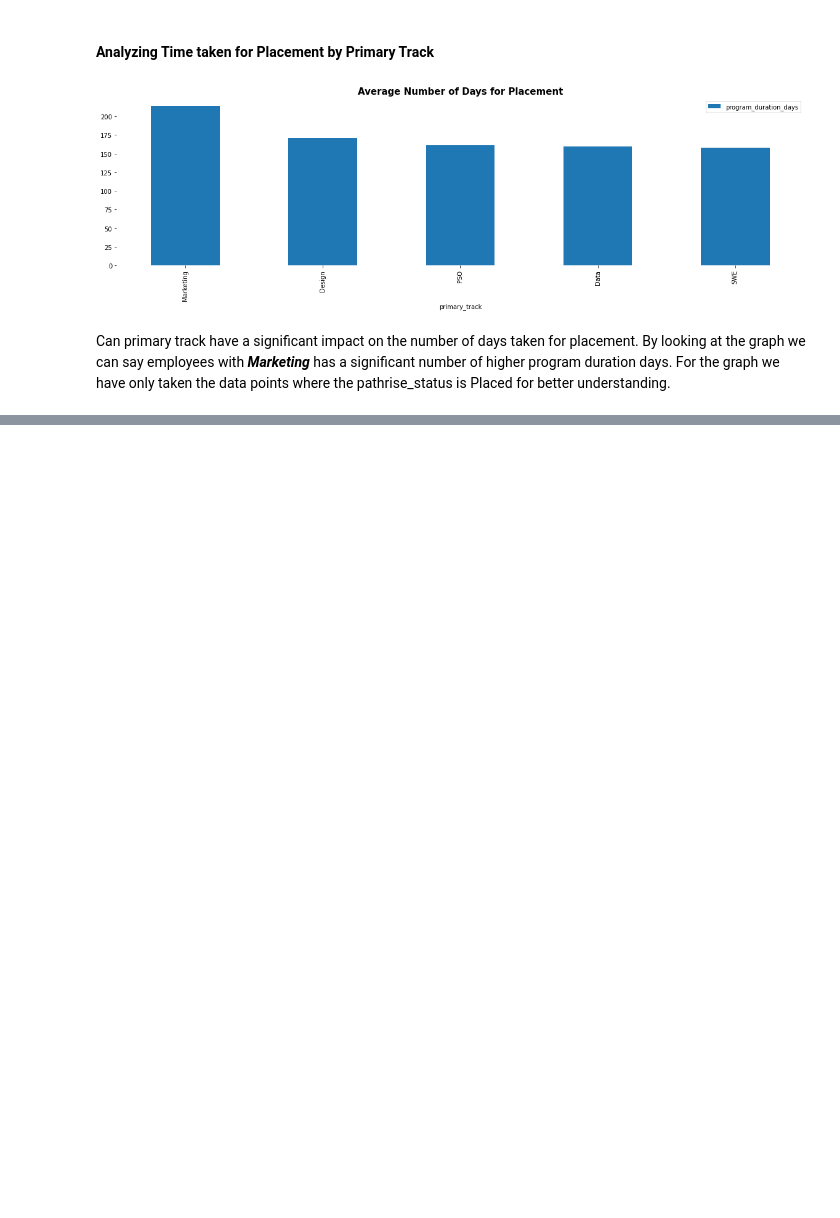
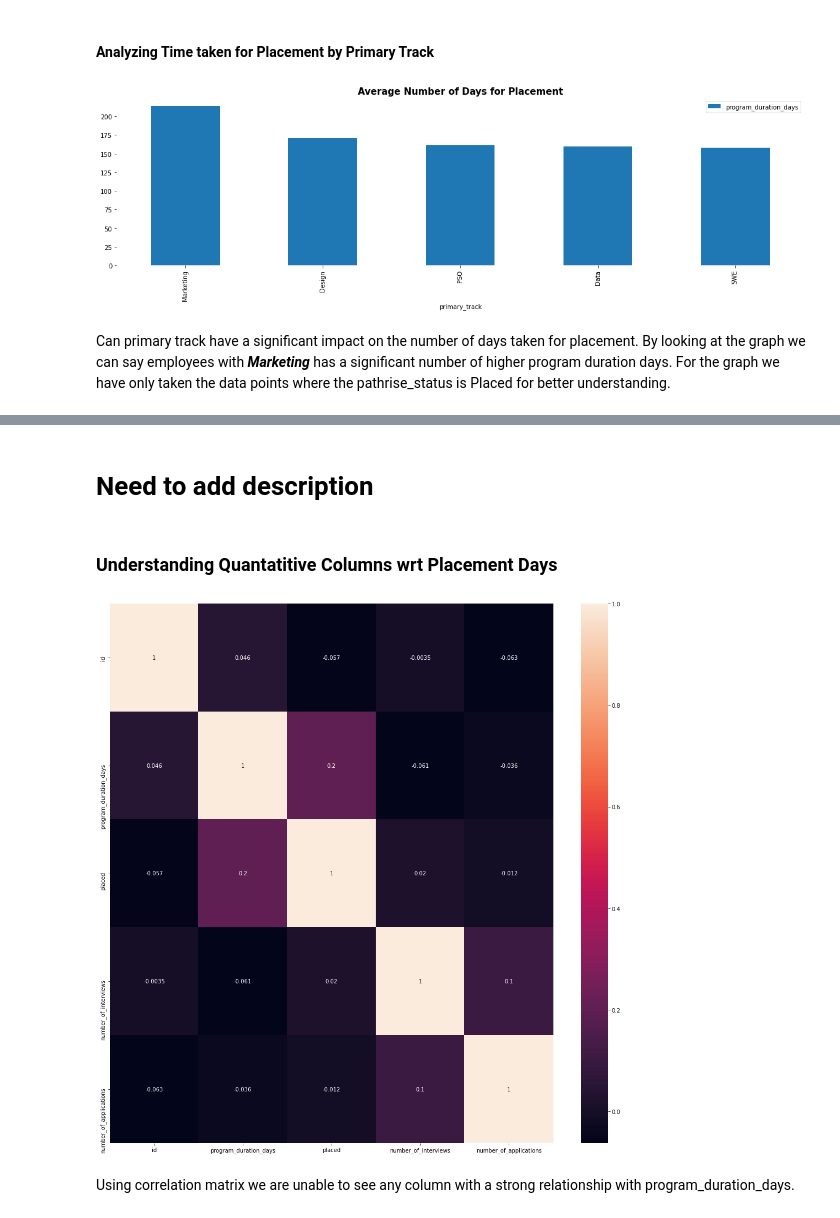
Before and after one commit to robinsaheb/Pathrise, a Jupyter notebook: Pathrise.ipynb, the cells around one changed output, grey strips where cells are left out. Saved outputs shown, nothing was run; the diff lists cells and outputs as text; code cells hidden in the pictures; blank space fills up the shorter version.

```diff
--- a/Pathrise.ipynb
+++ b/Pathrise.ipynb
@@ -180,0 +175,13 @@ for ax, catplot in zip(axes.flatten(), cat_cols):
+# %% [markdown]
+# Need to add description
+# %% [markdown]
+### Understanding Quantatitive Columns wrt Placement Days
+# %%
+plt.figure(figsize=(18,18))
+c= df.corr()
+sns.heatmap(c,annot=True)
+plt.show()
+# %% [output]
+[figure, added]
+# %% [markdown]
+Using correlation matrix we are unable to see any column with a strong relationship with program_duration_days.
```
Also changed, not shown: parts of 2 cells of this notebook.
